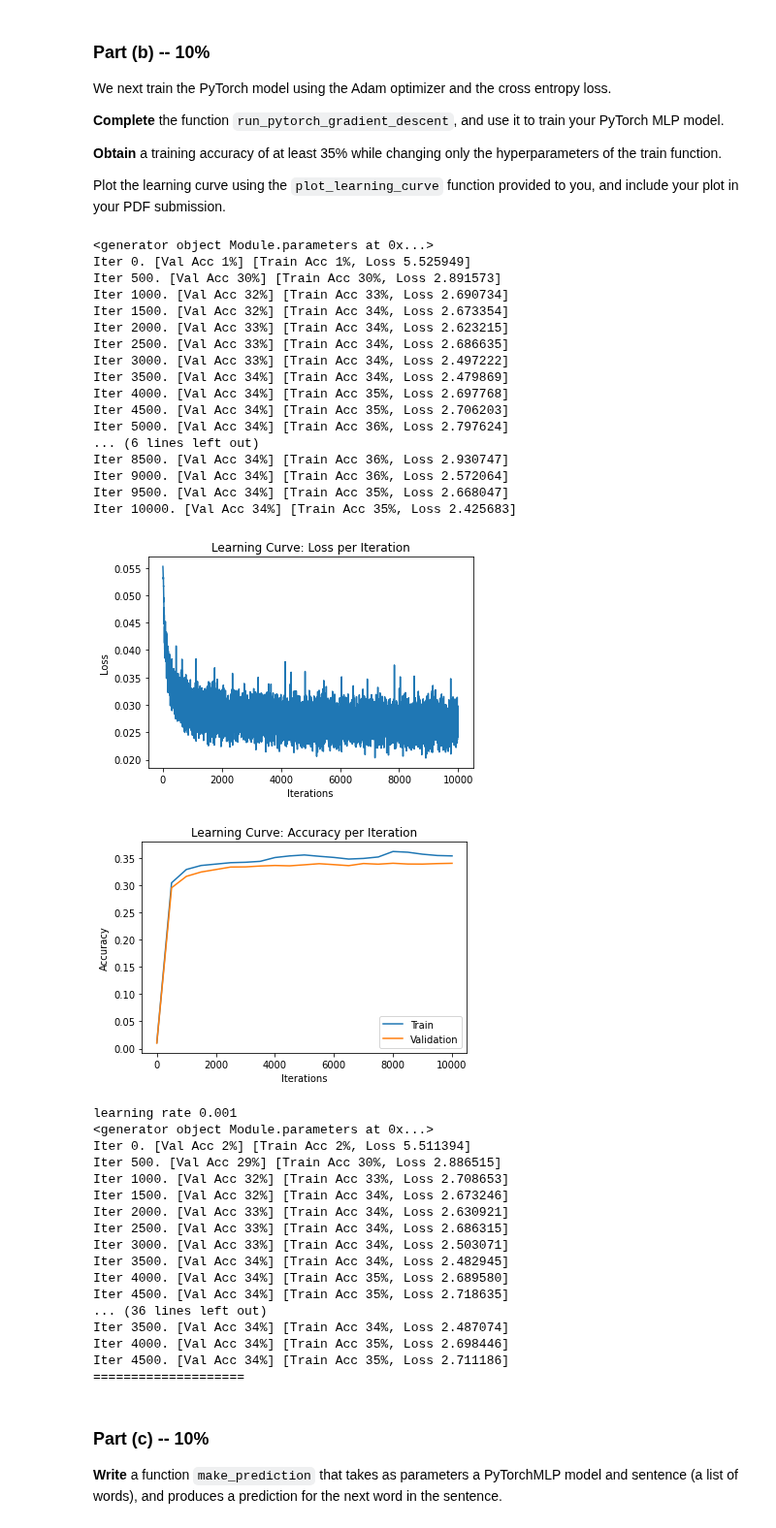
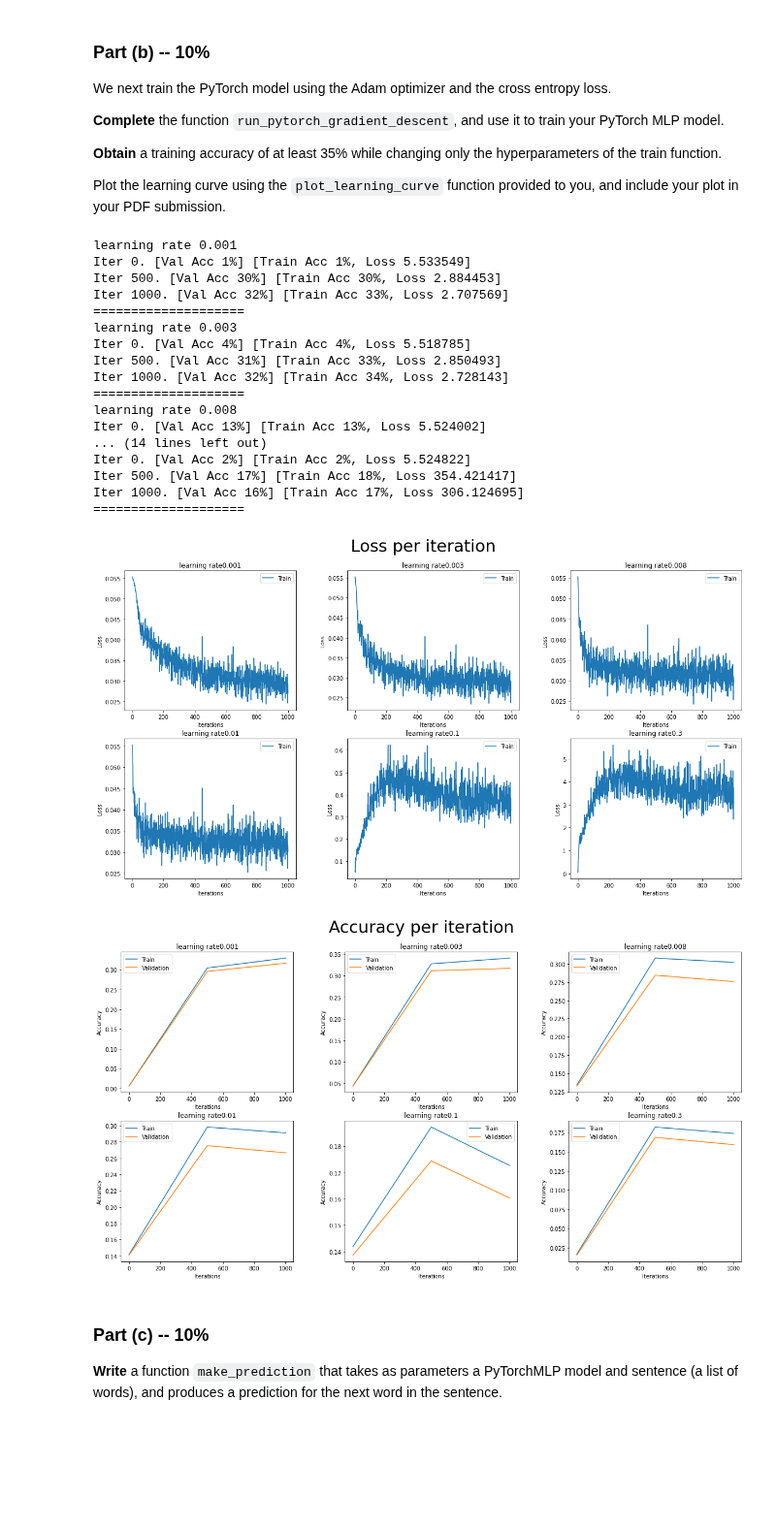
Before and after one commit to shaniklein/Introduction-to-Deep-Learning, a Jupyter notebook: Assignment2.ipynb, the cells around one changed output. Shown at 97% size. Saved outputs shown, nothing was run; the diff lists cells and outputs as text; code cells hidden in the pictures; blank space fills up the shorter version.

Commit message:
implement multiple plotting

```diff
--- a/Assignment2.ipynb
+++ b/Assignment2.ipynb
@@ -513,52 +554,34 @@ def plot_learning_curve(iters, losses, iters_sub, train_accs, val_accs):
-# %%
-pytorch_mlp = PyTorchMLP()
-learning_curve_info = run_pytorch_gradient_descent(pytorch_mlp,max_iters=10000)
-plot_learning_curve(*learning_curve_info)
-# %% [output]
-<generator object Module.parameters at 0x...>
-Iter 0. [Val Acc 1%] [Train Acc 1%, Loss 5.525949]
-Iter 500. [Val Acc 30%] [Train Acc 30%, Loss 2.891573]
-Iter 1000. [Val Acc 32%] [Train Acc 33%, Loss 2.690734]
-Iter 1500. [Val Acc 32%] [Train Acc 34%, Loss 2.673354]
-Iter 2000. [Val Acc 33%] [Train Acc 34%, Loss 2.623215]
-Iter 2500. [Val Acc 33%] [Train Acc 34%, Loss 2.686635]
-Iter 3000. [Val Acc 33%] [Train Acc 34%, Loss 2.497222]
-Iter 3500. [Val Acc 34%] [Train Acc 34%, Loss 2.479869]
-Iter 4000. [Val Acc 34%] [Train Acc 35%, Loss 2.697768]
-Iter 4500. [Val Acc 34%] [Train Acc 35%, Loss 2.706203]
-Iter 5000. [Val Acc 34%] [Train Acc 36%, Loss 2.797624]
-... (6 lines left out)
-Iter 8500. [Val Acc 34%] [Train Acc 36%, Loss 2.930747]
-Iter 9000. [Val Acc 34%] [Train Acc 36%, Loss 2.572064]
-Iter 9500. [Val Acc 34%] [Train Acc 35%, Loss 2.668047]
-Iter 10000. [Val Acc 34%] [Train Acc 35%, Loss 2.425683]
-[figure, removed]
-[figure, removed]
 # %%
-for lr in [0.001,0.01,0.1,0.3]:
-  print("learning rate",lr)
+learning_curve_infos=[]
+lrs=[0.001,0.003,0.008,0.01,0.1,0.3]
+for lr in lrs:
+  print(make_bold("learning rate"),lr)
   pytorch_mlp = PyTorchMLP()
-  learning_curve_info = run_pytorch_gradient_descent(pytorch_mlp,max_iters=4500)
+  learning_curve_infos.append(run_pytorch_gradient_descent(pytorch_mlp,learning_rate=lr))
   print("====================")
-# plot_learning_curve(*learning_curve_info)
 # %% [output]
 learning rate 0.001
-<generator object Module.parameters at 0x...>
-Iter 0. [Val Acc 2%] [Train Acc 2%, Loss 5.511394]
-Iter 500. [Val Acc 29%] [Train Acc 30%, Loss 2.886515]
-Iter 1000. [Val Acc 32%] [Train Acc 33%, Loss 2.708653]
-Iter 1500. [Val Acc 32%] [Train Acc 34%, Loss 2.673246]
-Iter 2000. [Val Acc 33%] [Train Acc 34%, Loss 2.630921]
-Iter 2500. [Val Acc 33%] [Train Acc 34%, Loss 2.686315]
-Iter 3000. [Val Acc 33%] [Train Acc 34%, Loss 2.503071]
-Iter 3500. [Val Acc 34%] [Train Acc 34%, Loss 2.482945]
-Iter 4000. [Val Acc 34%] [Train Acc 35%, Loss 2.689580]
-Iter 4500. [Val Acc 34%] [Train Acc 35%, Loss 2.718635]
-... (36 lines left out)
-Iter 3500. [Val Acc 34%] [Train Acc 34%, Loss 2.487074]
-Iter 4000. [Val Acc 34%] [Train Acc 35%, Loss 2.698446]
-Iter 4500. [Val Acc 34%] [Train Acc 35%, Loss 2.711186]
+Iter 0. [Val Acc 1%] [Train Acc 1%, Loss 5.533549]
+Iter 500. [Val Acc 30%] [Train Acc 30%, Loss 2.884453]
+Iter 1000. [Val Acc 32%] [Train Acc 33%, Loss 2.707569]
 ====================
+learning rate 0.003
+Iter 0. [Val Acc 4%] [Train Acc 4%, Loss 5.518785]
+Iter 500. [Val Acc 31%] [Train Acc 33%, Loss 2.850493]
+Iter 1000. [Val Acc 32%] [Train Acc 34%, Loss 2.728143]
+====================
+learning rate 0.008
+Iter 0. [Val Acc 13%] [Train Acc 13%, Loss 5.524002]
+... (14 lines left out)
+Iter 0. [Val Acc 2%] [Train Acc 2%, Loss 5.524822]
+Iter 500. [Val Acc 17%] [Train Acc 18%, Loss 354.421417]
+Iter 1000. [Val Acc 16%] [Train Acc 17%, Loss 306.124695]
+====================
+# %%
+plot_learning_curve(learning_curve_infos,rows=2,cols=3,parameters=lrs,parameter_name="learning rate")
+# %% [output]
+[figure, added]
+[figure, added]
 # %% [markdown]
 ### Part (c) -- 10%
 **Write** a function `make_prediction` that takes as parameters
```
Also changed, not shown: parts of 1 cell of this notebook.
